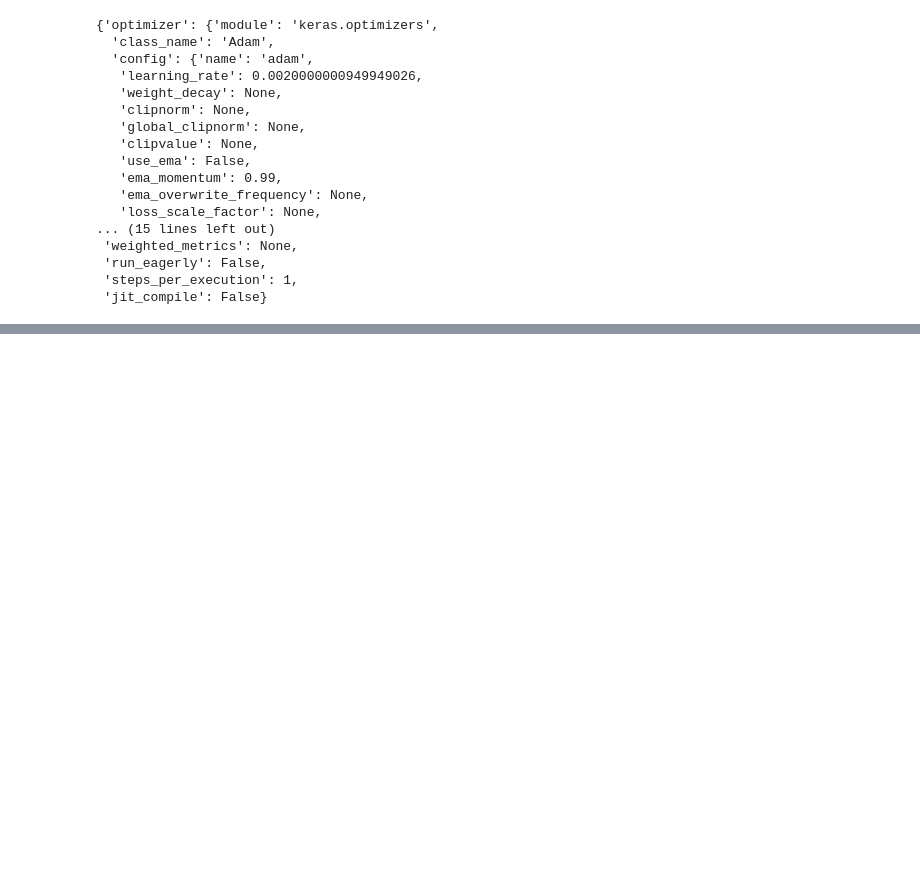
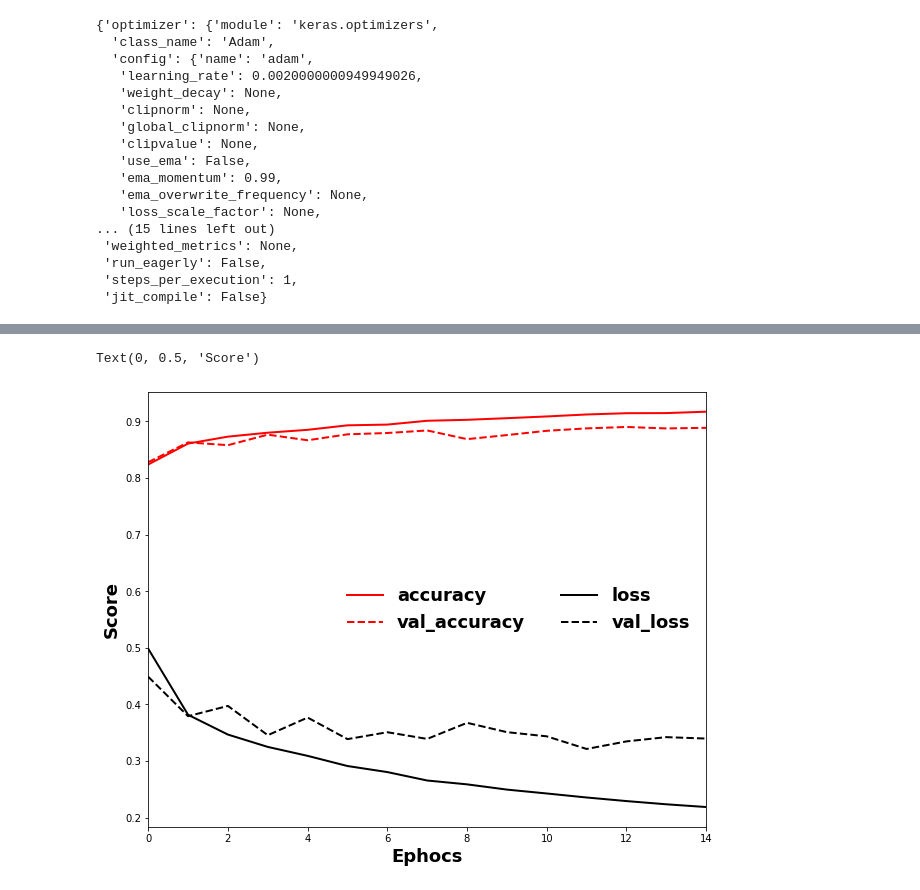
Before and after one commit to hplbrayan/Un-Curso-de-Deep-Learning, a Jupyter notebook: 02_intro_Keras_actf_backp/N1_intro_keras.ipynb, the cells around one changed output, grey strips where cells are left out. Drawn from its saved outputs; the diff is of its cells as text; code cells hidden in the pictures; blank space fills up the shorter version.

```diff
--- a/02_intro_Keras_actf_backp/N1_intro_keras.ipynb
+++ b/02_intro_Keras_actf_backp/N1_intro_keras.ipynb
@@ -990,0 +1029,20 @@ pred: T-shirt/top (93.62)%  real: T-shirt/top | ok=True
+# %%
+# Modelo
+model_fmv = keras.Sequential(name="fashionm_1_val")
+model_fmv.add(keras.Input(shape=train_images[0].shape))
+model_fmv.add(keras.layers.Flatten(name="Flatten"))
+model_fmv.add(keras.layers.Dense(units=128, activation="relu", name="layer_1"))
+model_fmv.add(keras.layers.Dense(units=len(class_names), activation="softmax", name="output"))
+
+# Compilación
+opt  = keras.optimizers.Adam(learning_rate=0.002)
+loss = keras.losses.SparseCategoricalCrossentropy()
+model_fmv.compile(optimizer=opt,
+                  loss=loss,
+                  metrics=["accuracy"])
+
+# Entrenamiento
+model_fmv.fit(x=train_images,
+              y=train_labels,
+              validation_split=0.2,
+              epochs=15)
@@ -990,0 +1070,3 @@ pred: T-shirt/top (93.62)%  real: T-shirt/top | ok=True
+# %%
+history_fmv = model_fmv.history.history
+history_fmv
@@ -990,0 +1091,18 @@ pred: T-shirt/top (93.62)%  real: T-shirt/top | ok=True
+# %%
+fig, ax = plt.subplots(figsize=(10,8))
+font = {'family' : 'DejaVu Sans',
+            'weight' : 'bold',
+            'size'   : 18}
+
+ax.plot(history_fmv["accuracy"],     color="red", ls="-",   lw=2, label=list(history_fmv.keys())[0])
+ax.plot(history_fmv["val_accuracy"], color="red", ls="--" , lw=2, label=list(history_fmv.keys())[2])
+ax.plot(history_fmv["loss"],     color="black",   ls="-",   lw=2, label=list(history_fmv.keys())[1])
+ax.plot(history_fmv["val_loss"], color="black",   ls="--" , lw=2, label=list(history_fmv.keys())[3])
+
+ax.set_xlim(0, len(history_fm["accuracy"])-1)
+ax.legend(prop=font, ncol=2, frameon=False)
+ax.set_xlabel("Ephocs", **font)
+ax.set_ylabel("Score", **font)
+# %% [output]
+Text(0, 0.5, 'Score')
+[figure, added]
```
Also changed, not shown: parts of 53 cells of this notebook.
